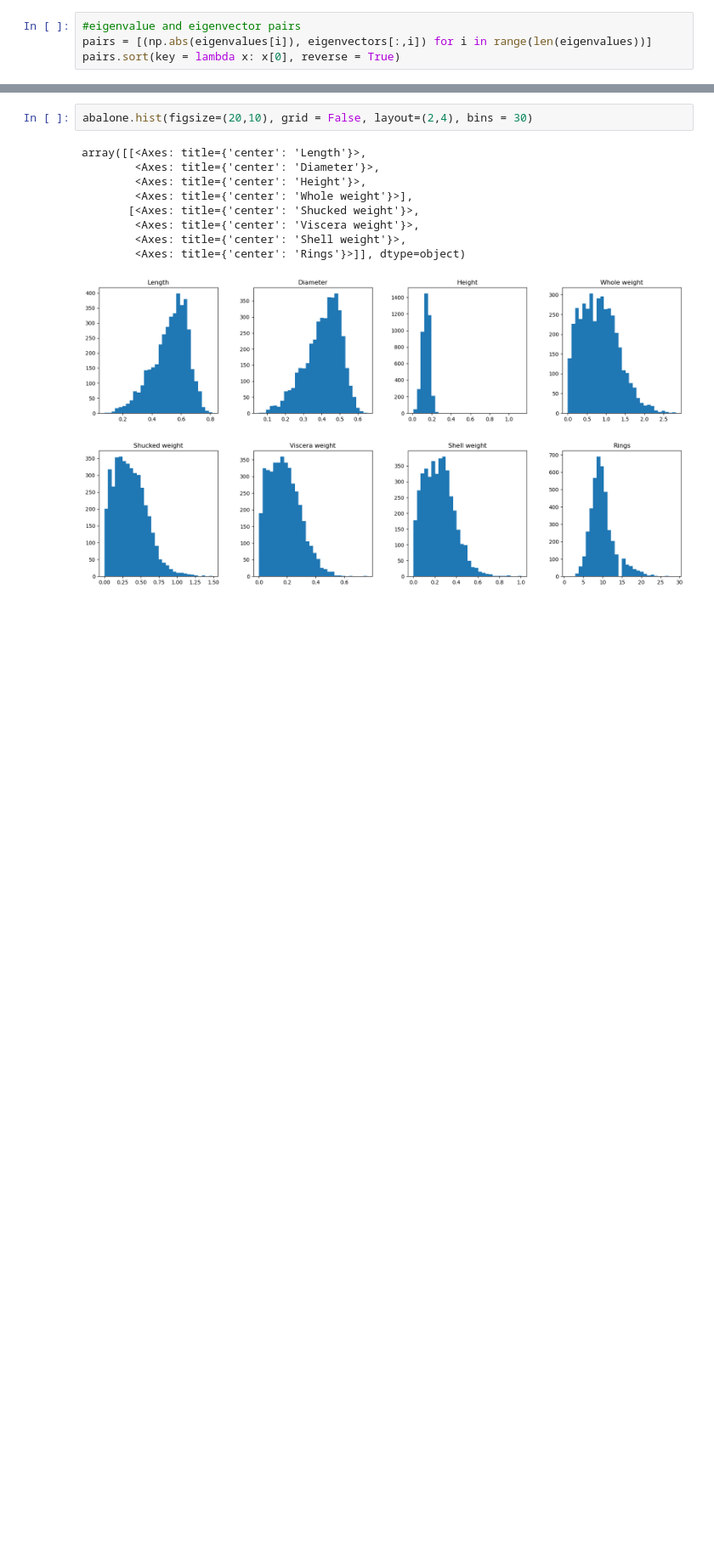
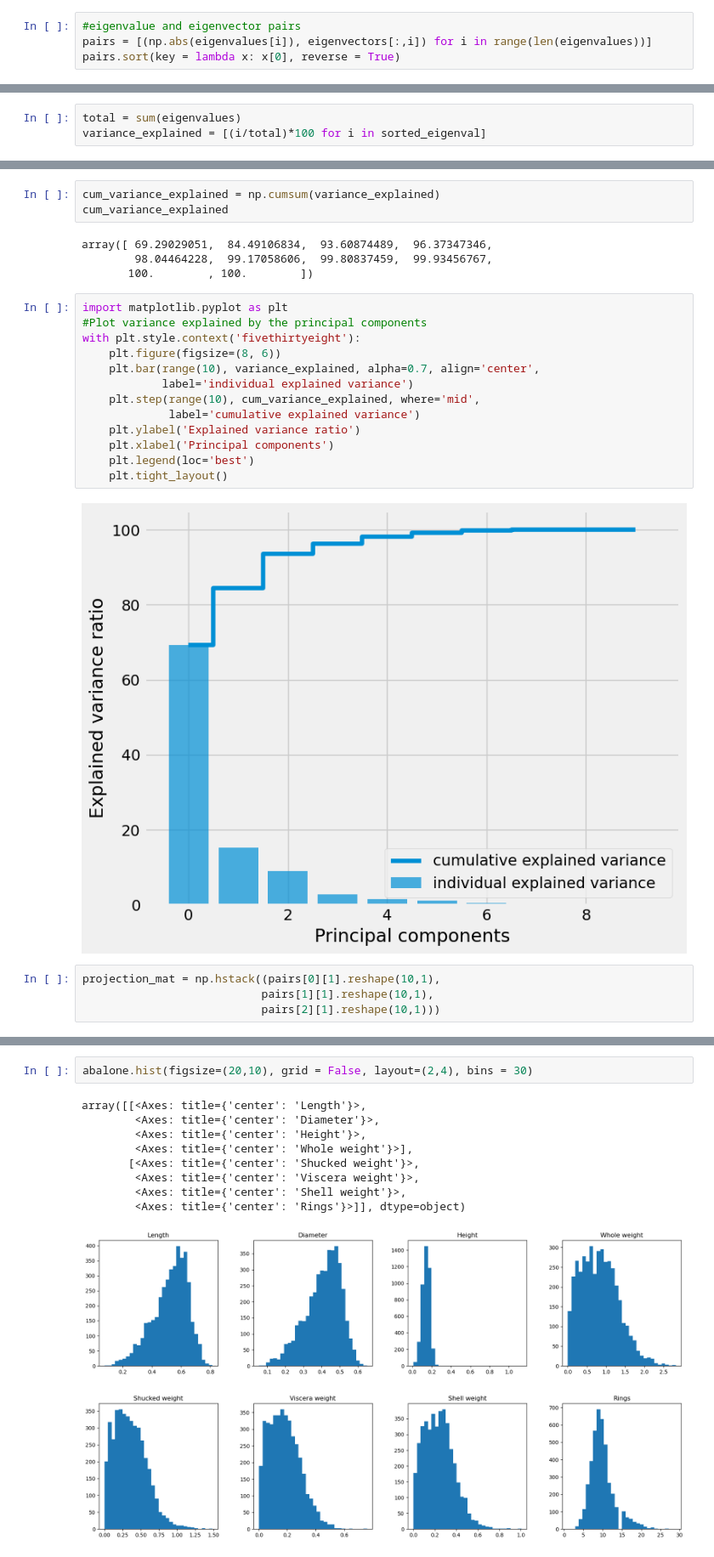
Before and after one commit to Chunfei-He/test_sklearn1, a Jupyter notebook: 大作业/PCA.ipynb, the cells around one changed output, grey strips where cells are left out. Shown at 85% size. Drawn from its saved outputs; the diff is of its cells as text; blank space fills up the shorter version.

```diff
--- a/大作业/PCA.ipynb
+++ b/大作业/PCA.ipynb
@@ -101,0 +107,3 @@ print(sorted_eigenval)
+# %%
+total = sum(eigenvalues)
+variance_explained = [(i/total)*100 for i in sorted_eigenval]
@@ -101,0 +123,26 @@ print(sorted_eigenval)
+# %%
+cum_variance_explained = np.cumsum(variance_explained)
+cum_variance_explained
+# %% [output]
+array([ 69.29029051,  84.49106834,  93.60874489,  96.37347346,
+        98.04464228,  99.17058606,  99.80837459,  99.93456767,
+       100.        , 100.        ])
+# %%
+import matplotlib.pyplot as plt
+#Plot variance explained by the principal components
+with plt.style.context('fivethirtyeight'):
+    plt.figure(figsize=(8, 6))
+    plt.bar(range(10), variance_explained, alpha=0.7, align='center',
+            label='individual explained variance')
+    plt.step(range(10), cum_variance_explained, where='mid',
+             label='cumulative explained variance')
+    plt.ylabel('Explained variance ratio')
+    plt.xlabel('Principal components')
+    plt.legend(loc='best')
+    plt.tight_layout()
+# %% [output]
+[figure, added]
+# %%
+projection_mat = np.hstack((pairs[0][1].reshape(10,1),
+                           pairs[1][1].reshape(10,1),
+                           pairs[2][1].reshape(10,1)))
```
Also changed, not shown: parts of 12 cells of this notebook, 8 other files.
